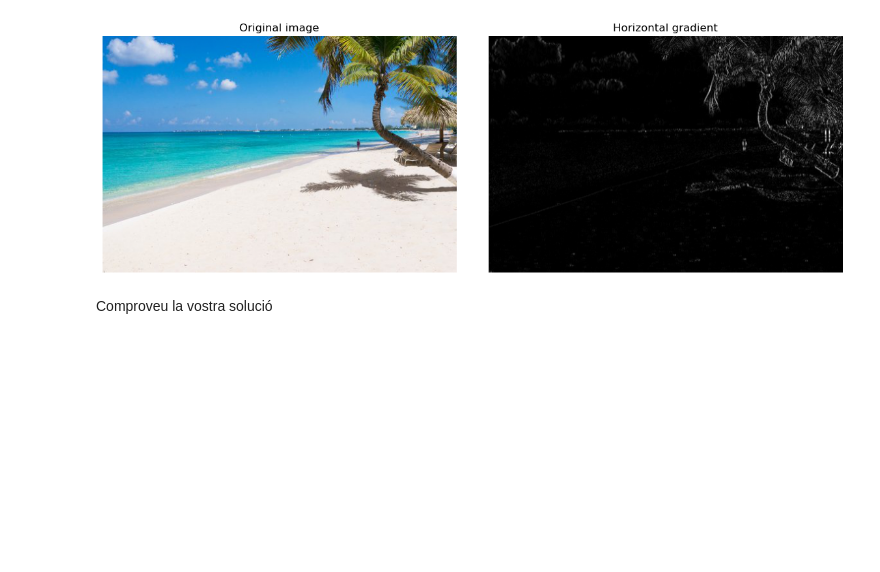
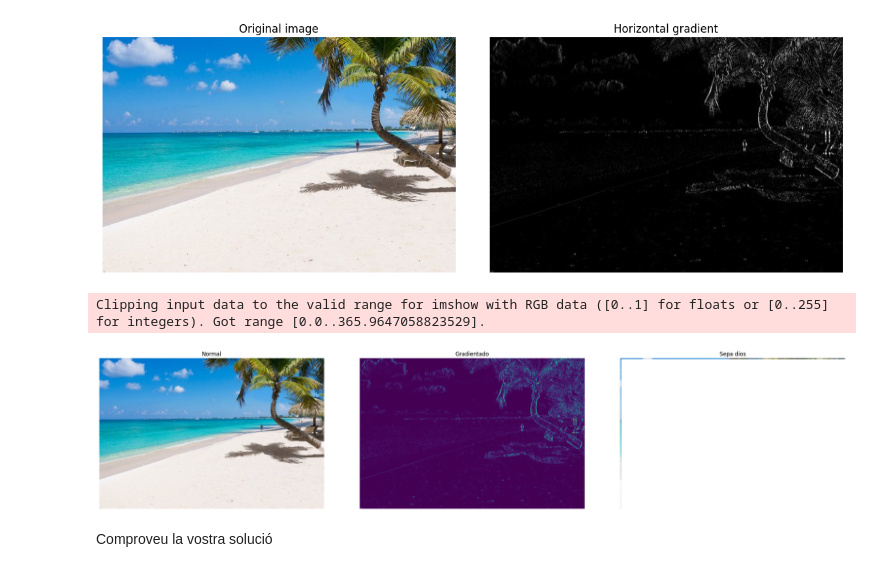
Before and after one commit to k-fausto/aa, a Jupyter notebook: Pra -P03/lab03/LAB03_ProgramacioDinamica.ipynb, the cells around one changed output. Cells and saved outputs as stored; diff of their text form; code cells hidden in the pictures; blank space fills up the shorter version.

```diff
--- a/Pra -P03/lab03/LAB03_ProgramacioDinamica.ipynb
+++ b/Pra -P03/lab03/LAB03_ProgramacioDinamica.ipynb
@@ -275,6 +282,17 @@ def superior_neighbors(mat, point):
 
     # EL TEU CODI AQUÍ
 
+    i, j = point
+
+    if j == 0: # Margen izquierdo de la imagen.
+        neighbors = np.array([(i-1, j), (i-1, j+1)])
+
+    elif j == mat.shape[1]-1: # Margen derecho de la imagen.
+        neighbors = np.array([(i-1, j-1), (i-1, j)])
+
+    else: # Cualquier otro caso.
+        neighbors = np.array([(i-1, j-1), (i-1, j), (i-1, j+1)])
+
     return neighbors
 
 
@@ -295,6 +313,13 @@ def minimal_paths(mat):
     ret = mat.copy()
 
     # EL TEU CODI AQUÍ
+    H, W = mat.shape
+
+    for i in range(1,H):
+        for j in range(W):
+            neighbor_coords = superior_neighbors(ret, (i, j))  # Tomamos las coordenadas de cada vecino superior.
+            neighbor_values = [ret[coord] for coord in neighbor_coords]
+            ret[i, j] = mat[i, j] + np.min(neighbor_values)
 
     return ret
 
@@ -317,8 +342,8 @@ def find_min_path(mat):
 
     # EL TEU CODI AQUÍ
 
+
     return min_path
-
 
 
 def delete_path(im, path):
@@ -335,33 +360,42 @@ def delete_path(im, path):
 
     Returns
     =======
     :im_new: Una nova imatge de mida H x (W-1) x 3 amb el camí eliminat
     """
 
     im_new = np.zeros((im.shape[0], im.shape[1]-1, im.shape[2]))
 
     # EL TEU CODI AQUÍ
 
     return im_new
 
 
 def reduce_image(im, N=100):
     """
     Implementació de l'algorisme Seam Carving.
     Useu la funció 'show_row' al finalitzar per mostrar una figura amb tres subfigures:
         - Imatge original
         - Primer camí que s'elimina
         - Imatge resultant després de N iteracions
 
     Params
     ======
     :im: Imatge que volem reduir
     :N: Nombre de cops que repetirem l'algorisme
     """
 
     # EL TEU CODI AQUÍ
 
     pass
+
+im = plt.imread('img/beach.jpg')/255
+im2 = get_gradient(im)
+im3 = minimal_paths(im)
+
+show_row([(im, "Normal"), (im2, "Gradientado"), (im3, "Sepa dios")])
+# %% [output]
+Clipping input data to the valid range for imshow with RGB data ([0..1] for floats or [0..255] for integers). Got range [0.0..365.9647058823529].
+[figure, added]
 # %% [markdown]
 Comproveu la vostra solució
 # %%
```
Also changed, not shown: parts of 5 cells of this notebook, 1 other file.
